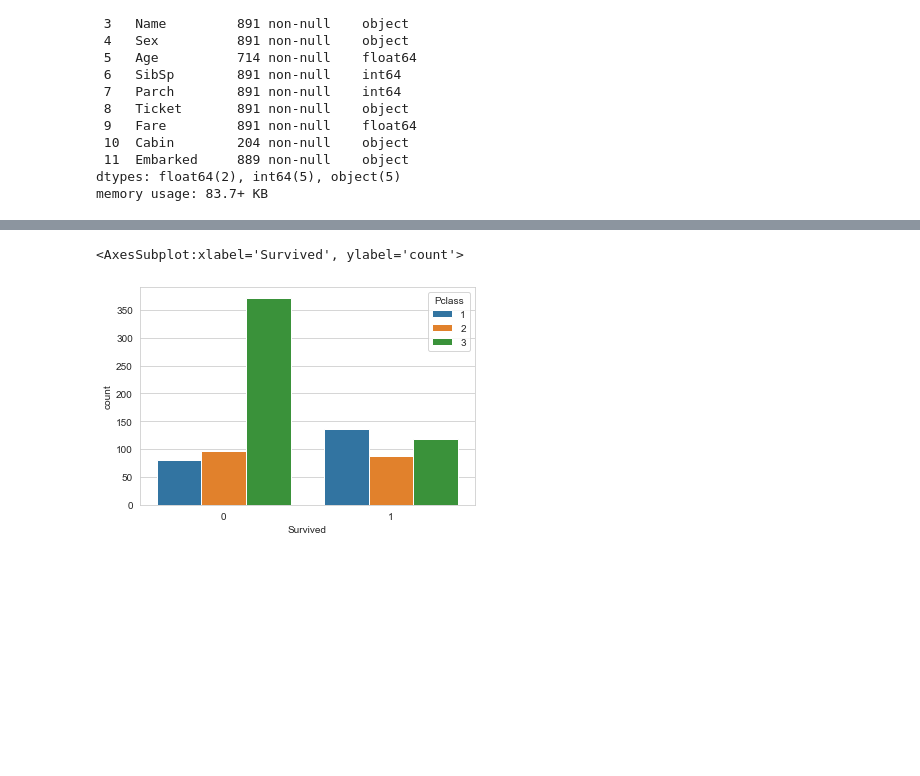
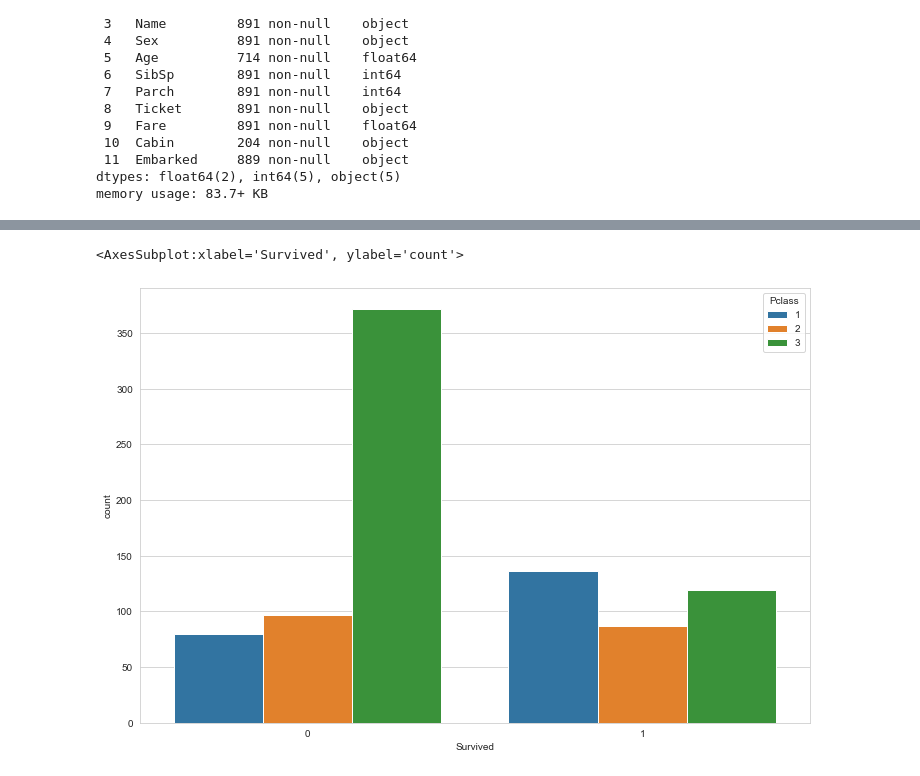
Before and after one commit to Abubakr1710/Titanic_logistic_regression, a Jupyter notebook: Titanic_LR.ipynb, the cells around one changed output, grey strips where cells are left out. Drawn from its saved outputs; the diff is of its cells as text; code cells hidden in the pictures; blank space fills up the shorter version.

```diff
--- a/Titanic_LR.ipynb
+++ b/Titanic_LR.ipynb
@@ -64,5 +67,6 @@ sns.countplot(x='Survived', hue='Sex', data=train)
 # %%
+plt.figure(figsize=(12,8))
 sns.countplot(x='Survived', hue='Pclass', data=train)
 # %% [output]
 <AxesSubplot:xlabel='Survived', ylabel='count'>
-[figure, old version]
+[figure, new version]
```
Also changed, not shown: parts of 13 cells of this notebook.
